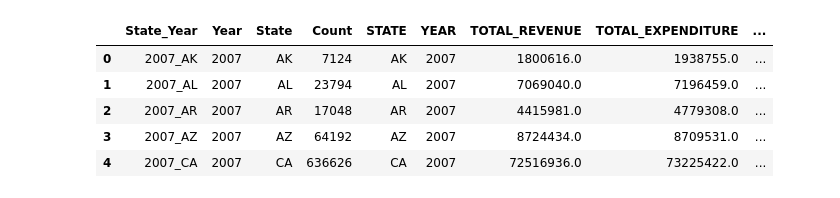
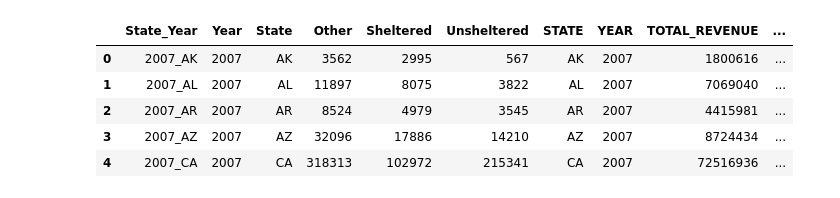
Before and after one commit to kimcheese33/final_project, a Jupyter notebook: Machine Learning/preprocess_data.ipynb, the cells around one changed output. Saved outputs shown, nothing was run; the diff lists cells and outputs as text; code cells hidden in the pictures.

```diff
--- a/Machine Learning/preprocess_data.ipynb
+++ b/Machine Learning/preprocess_data.ipynb
@@ -96,0 +158,7 @@ group_home_df.head()
+# %%
+#fill Nan
+merged_flat_df = merged_flat_df.fillna(0)
+# %%
+#groupby
+grouped_flat_df = merged_flat_df.groupby(['State_Year','Year','State'], as_index=False).sum()
+grouped_flat_df.head()
@@ -96,0 +172,6 @@ group_home_df.head()
+# %%
+#convert floats to int
+grouped_flat_df['Other'] = grouped_flat_df['Other'].astype(int)
+grouped_flat_df['Sheltered'] = grouped_flat_df['Sheltered'].astype(int)
+grouped_flat_df['Unsheltered'] = grouped_flat_df['Unsheltered'].astype(int)
+grouped_flat_df.dtypes
@@ -124,0 +200,6 @@ edu_df.fillna(0)
+# %%
+edu_df['TOTAL_REVENUE'] = edu_df['TOTAL_REVENUE'].astype(int)
+edu_df['TOTAL_EXPENDITURE'] = edu_df['TOTAL_EXPENDITURE'].astype(int)
+edu_df['GRADES_9_12_G'] = edu_df['GRADES_9_12_G'].astype(int)
+edu_df['GRADES_ALL_G'] = edu_df['GRADES_ALL_G'].astype(int)
+edu_df.head()
@@ -125,14 +216,14 @@ edu_df.fillna(0)
 # %%
 #merge datasets
-merged_df = group_home_df.merge(edu_df, on='State_Year',how='inner')
+merged_df = grouped_flat_df.merge(edu_df, on='State_Year',how='inner')
 merged_df.head()
 # %% [output]
-|  | State_Year | Year | State | Count | STATE | YEAR | TOTAL_REVENUE | TOTAL_EXPENDITURE | ... |
-| 0 | 2007_AK | 2007 | AK | 7124 | AK | 2007 | 1800616.0 | 1938755.0 | ... |
-| 1 | 2007_AL | 2007 | AL | 23794 | AL | 2007 | 7069040.0 | 7196459.0 | ... |
-| 2 | 2007_AR | 2007 | AR | 17048 | AR | 2007 | 4415981.0 | 4779308.0 | ... |
-| 3 | 2007_AZ | 2007 | AZ | 64192 | AZ | 2007 | 8724434.0 | 8709531.0 | ... |
-| 4 | 2007_CA | 2007 | CA | 636626 | CA | 2007 | 72516936.0 | 73225422.0 | ... |
+|  | State_Year | Year | State | Other | Sheltered | Unsheltered | STATE | YEAR | TOTAL_REVENUE | ... |
+| 0 | 2007_AK | 2007 | AK | 3562 | 2995 | 567 | AK | 2007 | 1800616 | ... |
+| 1 | 2007_AL | 2007 | AL | 11897 | 8075 | 3822 | AL | 2007 | 7069040 | ... |
+| 2 | 2007_AR | 2007 | AR | 8524 | 4979 | 3545 | AR | 2007 | 4415981 | ... |
+| 3 | 2007_AZ | 2007 | AZ | 32096 | 17886 | 14210 | AZ | 2007 | 8724434 | ... |
+| 4 | 2007_CA | 2007 | CA | 318313 | 102972 | 215341 | CA | 2007 | 72516936 | ... |
 # %%
 merged_df = merged_df.drop(columns=['STATE','YEAR','State_Year'])
 merged_df.head()
```
Also changed, not shown: parts of 23 cells of this notebook, 7 other files.
